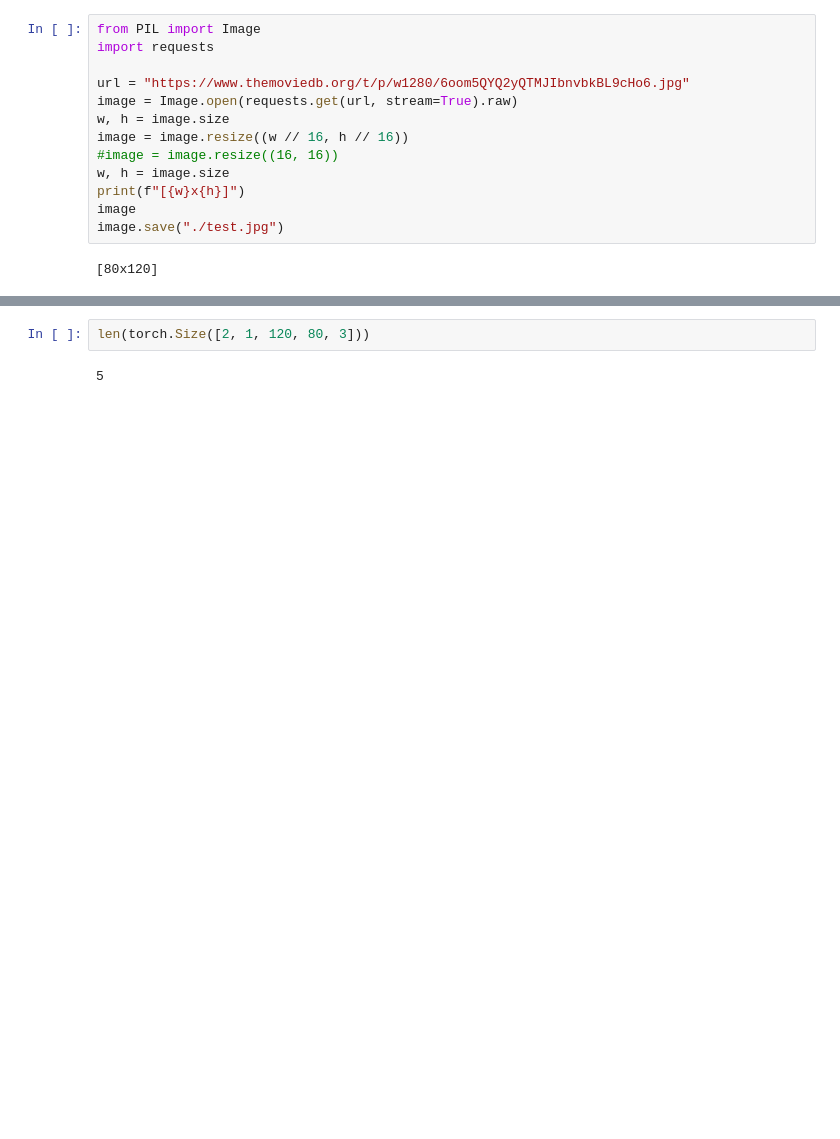
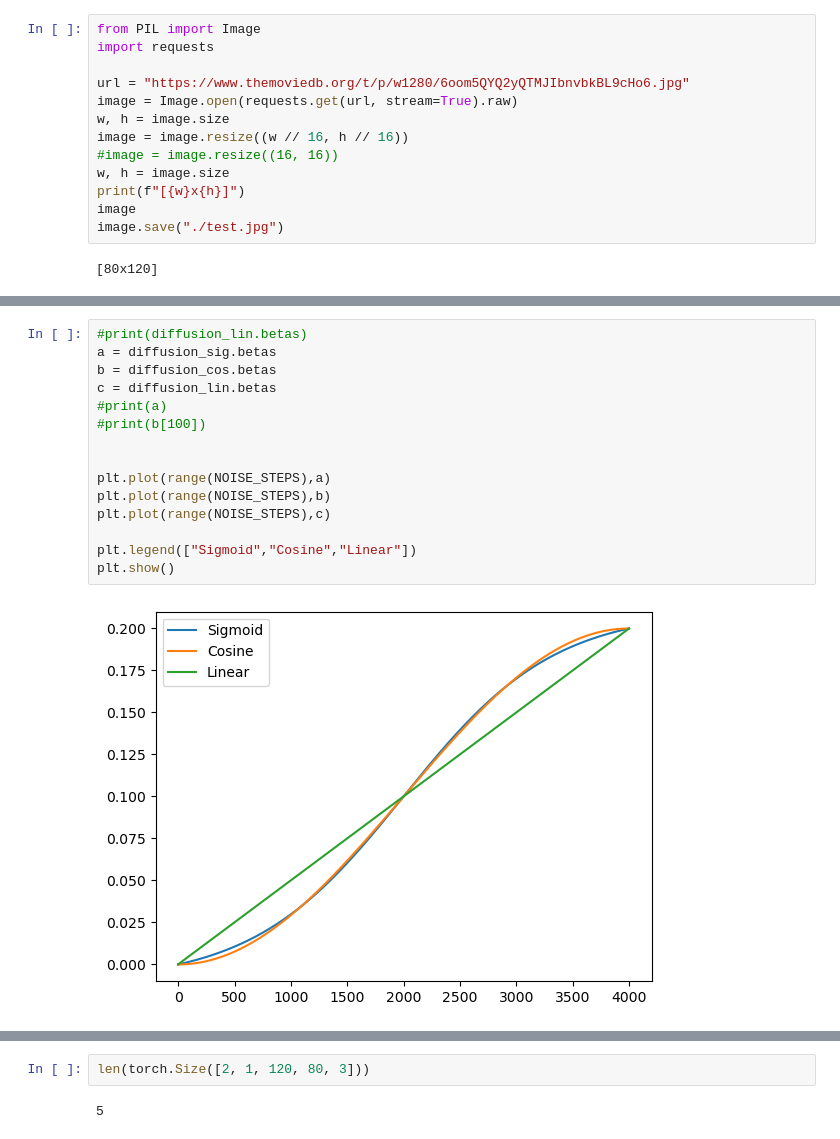
Before and after one commit to anforsm/movie-diffusion, a Jupyter notebook: testing.ipynb, the cells around one changed output, grey strips where cells are left out. Saved outputs shown, nothing was run; the diff lists cells and outputs as text; blank space fills up the shorter version.

```diff
--- a/testing.ipynb
+++ b/testing.ipynb
@@ -48 +59,18 @@ print(test.shape)
+# %%
+#print(diffusion_lin.betas)
+a = diffusion_sig.betas
+b = diffusion_cos.betas
+c = diffusion_lin.betas
+#print(a)
+#print(b[100])
+
+
+plt.plot(range(NOISE_STEPS),a)
+plt.plot(range(NOISE_STEPS),b)
+plt.plot(range(NOISE_STEPS),c)
+
+plt.legend(["Sigmoid","Cosine","Linear"])
+plt.show()
+# %% [output]
+[figure, added]
 # %%
```
Also changed, not shown: parts of 4 cells of this notebook, 5 other files.
